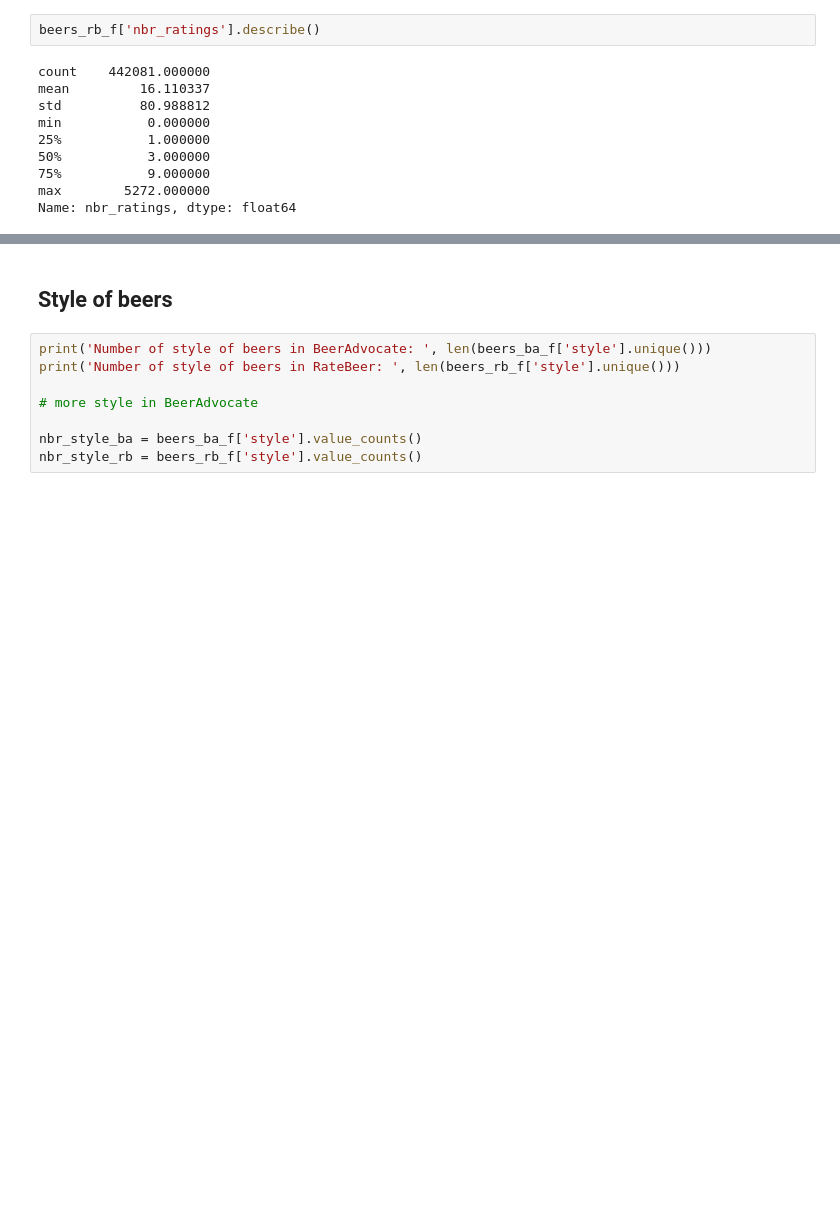
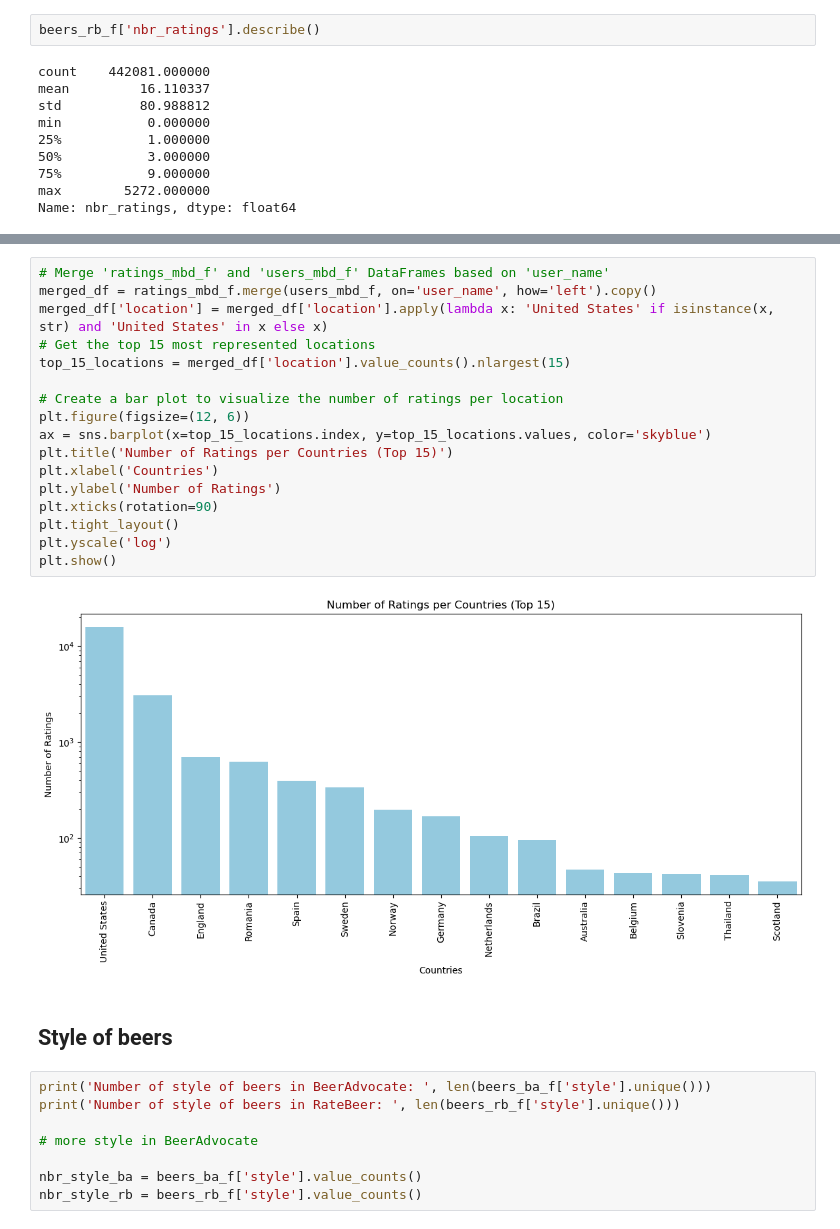
Before and after one commit to epfl-ada/ada-2023-project-dondada, a Jupyter notebook: MilestoneP2.ipynb, the cells around one changed output, grey strips where cells are left out. Saved outputs shown, nothing was run; the diff lists cells and outputs as text; blank space fills up the shorter version.

```diff
--- a/MilestoneP2.ipynb
+++ b/MilestoneP2.ipynb
@@ -202,3 +274,22 @@ Name: nbr_ratings, dtype: float64
+# %%
+# Merge 'ratings_mbd_f' and 'users_mbd_f' DataFrames based on 'user_name'
+merged_df = ratings_mbd_f.merge(users_mbd_f, on='user_name', how='left').copy()
+merged_df['location'] = merged_df['location'].apply(lambda x: 'United States' if isinstance(x, str) and 'United States' in x else x)
+# Get the top 15 most represented locations
+top_15_locations = merged_df['location'].value_counts().nlargest(15)
+
+# Create a bar plot to visualize the number of ratings per location
+plt.figure(figsize=(12, 6))
+ax = sns.barplot(x=top_15_locations.index, y=top_15_locations.values, color='skyblue')
+plt.title('Number of Ratings per Countries (Top 15)')
+plt.xlabel('Countries')
+plt.ylabel('Number of Ratings')
+plt.xticks(rotation=90)
+plt.tight_layout()
+plt.yscale('log')
+plt.show()
+# %% [output]
+[figure, added]
 # %% [markdown]
 ## Style of beers
 # %%
```
Also changed, not shown: parts of 9 cells of this notebook.
